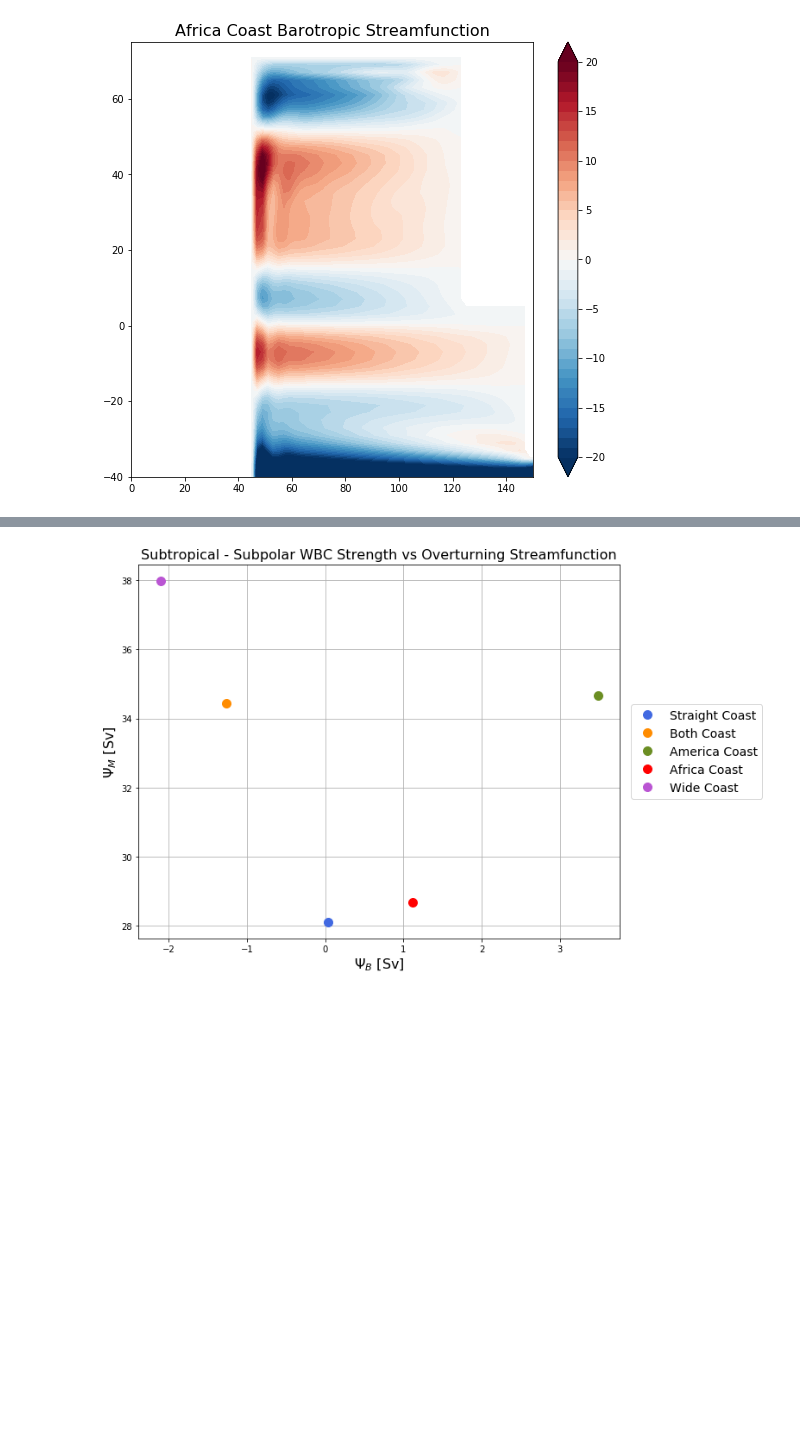
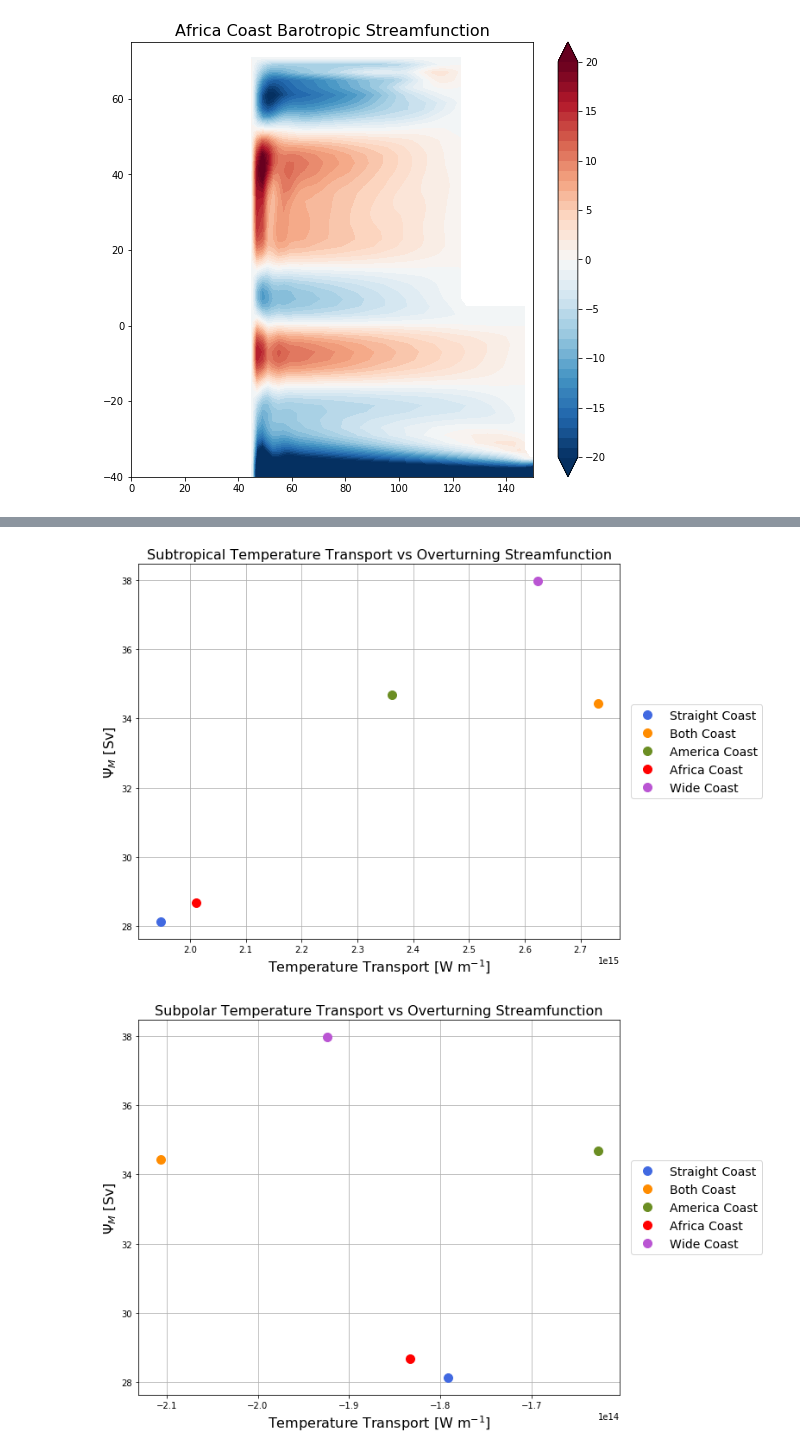
Before and after one commit to s-ragen/AQUA_CODE, a Jupyter notebook: barotropic_sfn.ipynb, the cells around one changed output, grey strips where cells are left out. Cells and saved outputs as stored; diff of their text form; code cells hidden in the pictures; blank space fills up the shorter version.

Commit message:
salt and temp transport

```diff
--- a/barotropic_sfn.ipynb
+++ b/barotropic_sfn.ipynb
@@ -480,0 +550,10 @@ plt.show()
+# %%
+temp_trans_straight = barotropic_temp_transport(dm_straight.T_ady_2d, dm_straight.T_diffy_2d, case_straight)
+
+temp_trans_wide = barotropic_temp_transport(dm_wide.T_ady_2d, dm_wide.T_diffy_2d, case_wide)
+
+temp_trans_both = barotropic_temp_transport(dm_both.T_ady_2d, dm_both.T_diffy_2d, case_both)
+
+temp_trans_am = barotropic_temp_transport(dm_am.T_ady_2d, dm_am.T_diffy_2d, case_am)
+
+temp_trans_af = barotropic_temp_transport(dm_af.T_ady_2d, dm_af.T_diffy_2d, case_af)
@@ -481,30 +566,74 @@ plt.show()
 # %%
-# Using subpolar lat = 60, subtropical lat = 40
+fig, ax = plt.subplots(figsize=(10,8))
+ax.plot(np.nanmax(temp_trans_straight[trop:south,west:east]), psi_max_straight.max(),
+        'o', color='royalblue', markersize=10, label=case_straight)
+ax.plot(np.nanmax(temp_trans_both[trop:south,west:east]), psi_max_both.max(),
+        'o', color='darkorange', markersize=10, label=case_both)
+ax.plot(np.nanmax(temp_trans_wide[trop:south,west:east]), psi_max_am.max(),
+        'o', color='olivedrab', markersize=10, label=case_am)
+ax.plot(np.nanmax(temp_trans_af[trop:south,west:east]), psi_max_af.max(),
+        'o', color='r', markersize=10, label=case_af)
+ax.plot(np.nanmax(temp_trans_am[trop:south,west:east]), psi_max_wide.max(),
+        'o', color='mediumorchid', markersize=10, label=case_wide)
+plt.ylabel('$\Psi_{M}$ [Sv]', fontsize=16)
+plt.xlabel('Temperature Transport [W m$^{-1}$]', fontsize=16)
+plt.title('Subtropical Temperature Transport vs Overturning Streamfunction', fontsize=16)
+plt.grid()
+# plt.gca().invert_xaxis()
+# plt.plot([31,45], [31,45], color='gray', linestyle='dashed')
+# plt.xlim([32,44]), plt.ylim([32,44])
+plt.legend(bbox_to_anchor=(1.01,0.5), loc="center left", fontsize=14)
+plt.show()
+
+# Do the same thing but instead of finding the minimum within an area, chose the barotropic streamfunction at a
+# certain latitude. Subtropical latitude = 60
 
 fig, ax = plt.subplots(figsize=(10,8))
-ax.plot(np.nanmax(psi_straight[lat_s,west:east])+np.nanmin(psi_straight[lat_n,west:east]),
+ax.plot(np.nanmin(temp_trans_straight[south:north,west:east]), psi_max_straight.max(),
+        'o', color='royalblue', markersize=10, label=case_straight)
+ax.plot(np.nanmin(temp_trans_both[south:north,west:east]), psi_max_both.max(),
+        'o', color='darkorange', markersize=10, label=case_both)
+ax.plot(np.nanmin(temp_trans_wide[south:north,west:east]), psi_max_am.max(),
+        'o', color='olivedrab', markersize=10, label=case_am)
+ax.plot(np.nanmin(temp_trans_af[south:north,west:east]), psi_max_af.max(),
+        'o', color='r', markersize=10, label=case_af)
+ax.plot(np.nanmin(temp_trans_am[south:north,west:east]), psi_max_wide.max(),
+        'o', color='mediumorchid', markersize=10, label=case_wide)
+plt.ylabel('$\Psi_{M}$ [Sv]', fontsize=16)
+plt.xlabel('Temperature Transport [W m$^{-1}$]', fontsize=16)
+plt.title('Subpolar Temperature Transport vs Overturning Streamfunction', fontsize=16)
+plt.grid()
+# plt.gca().invert_xaxis()
+# plt.plot([31,45], [31,45], color='gray', linestyle='dashed')
+# plt.xlim([32,44]), plt.ylim([32,44])
+plt.legend(bbox_to_anchor=(1.01,0.5), loc="center left", fontsize=14)
+plt.show()
+
+fig, ax = plt.subplots(figsize=(10,8))
+ax.plot(np.nanmax(temp_trans_straight[trop:south,west:east])+np.nanmin(temp_trans_straight[south:north,west:east]),
         psi_max_straight.max(),
         'o', color='royalblue', markersize=10, label=case_straight)
-ax.plot(np.nanmax(psi_both[lat_s,west:east])+np.nanmin(psi_both[lat_n,west:east]),
+ax.plot(np.nanmax(temp_trans_both[trop:south,west:east])+np.nanmin(temp_trans_both[south:north,west:east]),
         psi_max_both.max(),
         'o', color='darkorange', markersize=10, label=case_both)
-ax.plot(np.nanmax(psi_wide[lat_s,west:east])+np.nanmin(psi_wide[lat_n,west:east]),
+ax.plot(np.nanmax(temp_trans_wide[trop:south,west:east])+np.nanmin(temp_trans_wide[south:north,west:east]),
         psi_max_am.max(),
         'o', color='olivedrab', markersize=10, label=case_am)
-ax.plot(np.nanmax(psi_af[lat_s,west:east])+np.nanmin(psi_af[lat_n,west:east]),
+ax.plot(np.nanmax(temp_trans_af[trop:south,west:east])+np.nanmin(temp_trans_af[south:north,west:east]),
         psi_max_af.max(),
         'o', color='r', markersize=10, label=case_af)
-ax.plot(np.nanmax(psi_am[lat_s,west:east])+np.nanmin(psi_am[lat_n,west:east]),
+ax.plot(np.nanmax(temp_trans_am[trop:south,west:east])+np.nanmin(temp_trans_am[south:north,west:east]),
         psi_max_wide.max(),
         'o', color='mediumorchid', markersize=10, label=case_wide)
 plt.ylabel('$\Psi_{M}$ [Sv]', fontsize=16)
-plt.xlabel('$\Psi_{B}$ [Sv]', fontsize=16)
-plt.title('Subtropical - Subpolar WBC Strength vs Overturning Streamfunction', fontsize=16)
+plt.xlabel('Temperature Transport [W m$^{-1}$]', fontsize=16)
+plt.title('Subtropical - Subpolar Temperature Transport vs Overturning Streamfunction', fontsize=16)
 plt.grid()
 # plt.gca().invert_xaxis()
-# plt.plot([0,7], [27,41], color='gray', linestyle='dashed', label='1/2 line')
-# plt.xlim([0,5.99]) #, plt.ylim([32,44])
+# plt.plot([0,6], [27,39], color='gray', linestyle='dashed', label='1/2 line')
+# plt.xlim([0.3,5.99]) #, plt.ylim([32,44])
 plt.legend(bbox_to_anchor=(1.01,0.5), loc="center left", fontsize=14)
 plt.show()
 # %% [output]
-[figure, old version]
+[figure, new version]
+[figure, added]
```
Also changed, not shown: parts of 11 cells of this notebook.
